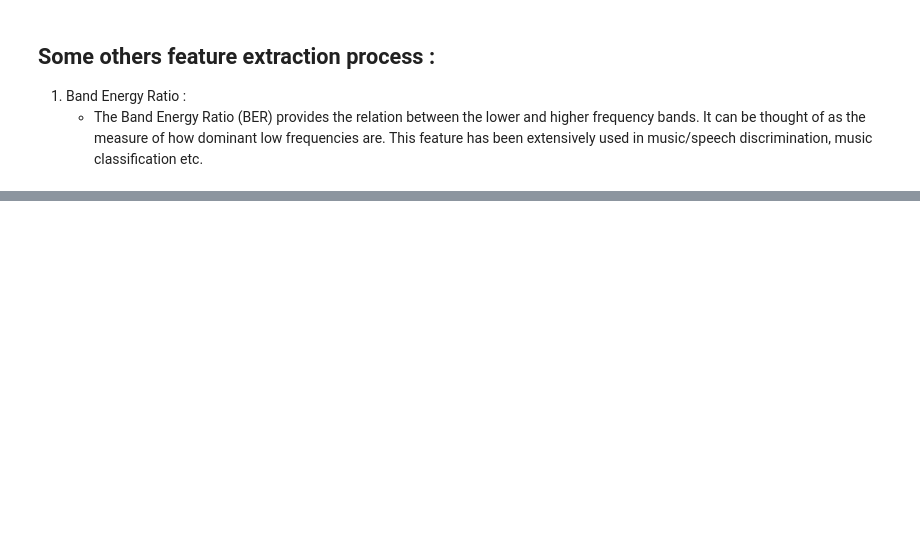
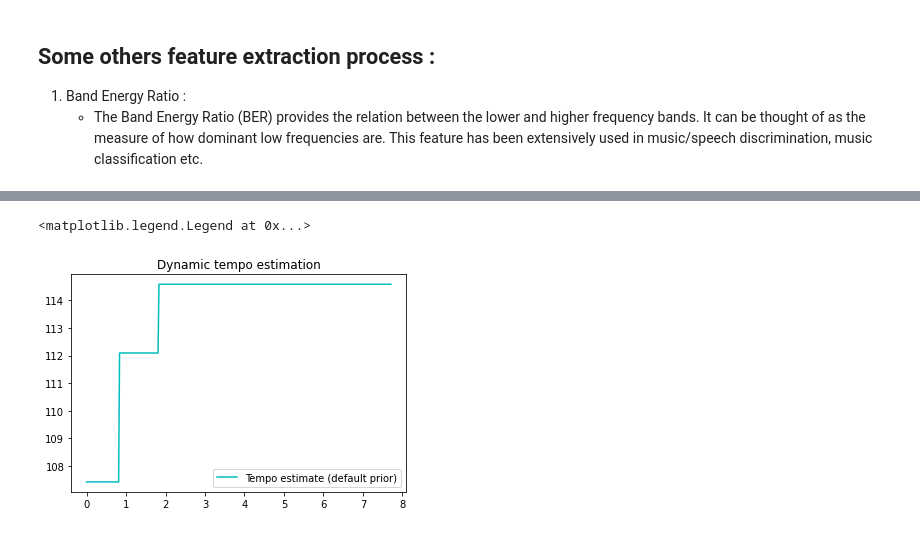
Before and after one commit to keder-code-hash/Kaggle_DL, a Jupyter notebook: sound-feature-extraction.ipynb, the cells around one changed output, grey strips where cells are left out. Saved outputs shown, nothing was run; the diff lists cells and outputs as text; code cells hidden in the pictures; blank space fills up the shorter version.

```diff
--- a/sound-feature-extraction.ipynb
+++ b/sound-feature-extraction.ipynb
@@ -247,0 +258,13 @@ plot_graph(ex.zero_crossing_rate(),ex.spectral_centroid(),ex.mfcc(),ex.chroma(),
+# %%
+onset_env=librosa.onset.onset_strength(y=time_series_array, sr=44000)
+dtempo = librosa.beat.tempo(onset_envelope=onset_env, sr=44000,
+        aggregate=None)
+# print(dtempo)
+# librosa.display.specshow(tg, x_axis='time', y_axis='tempo', cmap='magma', ax=ax)
+fig, ax = plt.subplots()
+ax.plot(librosa.times_like(dtempo), dtempo,color='c', linewidth=1.5, label='Tempo estimate (default prior)')
+ax.set(title='Dynamic tempo estimation')
+ax.legend()
+# %% [output]
+<matplotlib.legend.Legend at 0x...>
+[figure, added]
```
Also changed, not shown: parts of 7 cells of this notebook.
